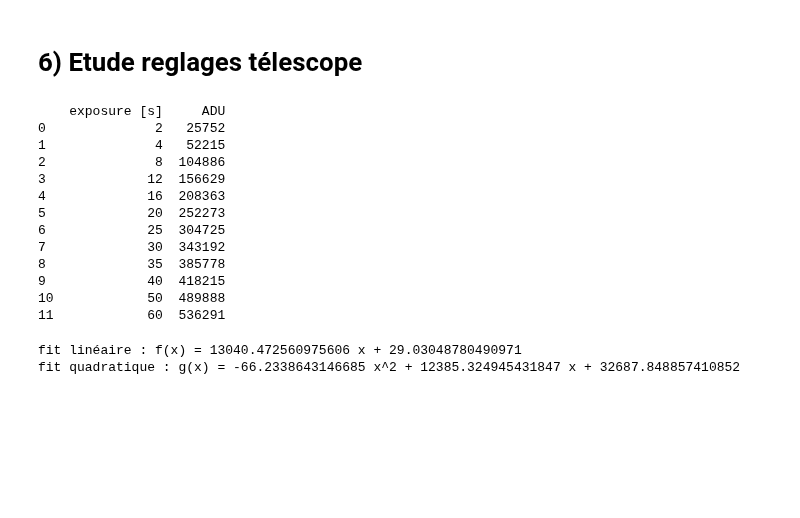
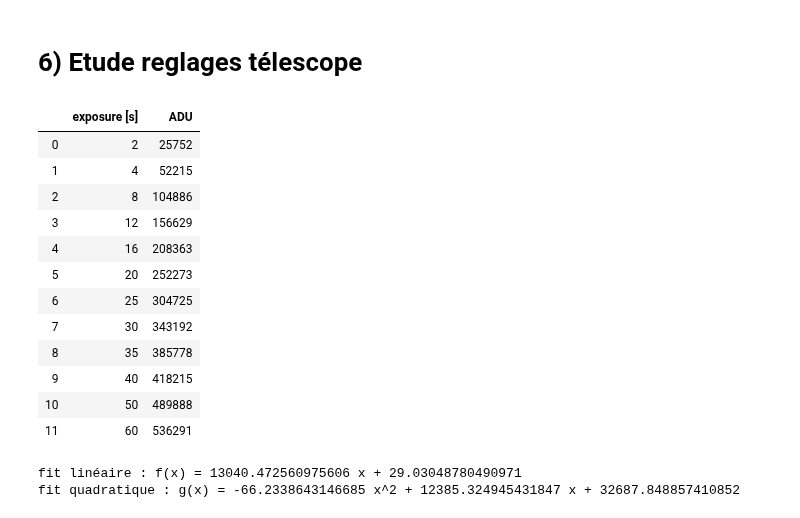
Before and after one commit to Blond-bay/analyse_data, a Jupyter notebook: AXVEL_photometry.ipynb, the cells around one changed output. Saved outputs shown, nothing was run; the diff lists cells and outputs as text; code cells hidden in the pictures; blank space fills up the shorter version.

```diff
--- a/AXVEL_photometry.ipynb
+++ b/AXVEL_photometry.ipynb
@@ -367,21 +432,21 @@ plt.show()
 # %%
 #images fournies pour HD5505 - T5
 data_T5 = pd.read_csv('ADU_HD5505_T5.txt',sep=",",index_col=False)
-print(data_T5)
+data_T5
 # %% [output]
-    exposure [s]     ADU
-0              2   25752
-1              4   52215
-2              8  104886
-3             12  156629
-4             16  208363
-5             20  252273
-6             25  304725
-7             30  343192
-8             35  385778
-9             40  418215
-10            50  489888
-11            60  536291
+|  | exposure [s] | ADU |
+| 0 | 2 | 25752 |
+| 1 | 4 | 52215 |
+| 2 | 8 | 104886 |
+| 3 | 12 | 156629 |
+| 4 | 16 | 208363 |
+| 5 | 20 | 252273 |
+| 6 | 25 | 304725 |
+| 7 | 30 | 343192 |
+| 8 | 35 | 385778 |
+| 9 | 40 | 418215 |
+| 10 | 50 | 489888 |
+| 11 | 60 | 536291 |
 # %%
 #Encodage des datas séparation lineaire et quadratique
 hd5505_t1 = data_T5.iloc[0:5 , 0]
```
Also changed, not shown: parts of 7 cells of this notebook, 13 other files.
